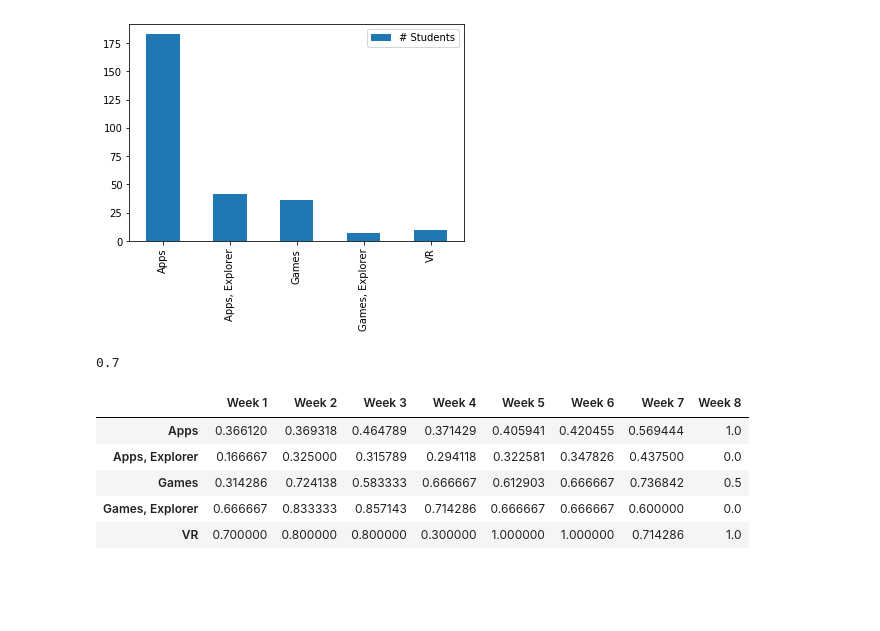
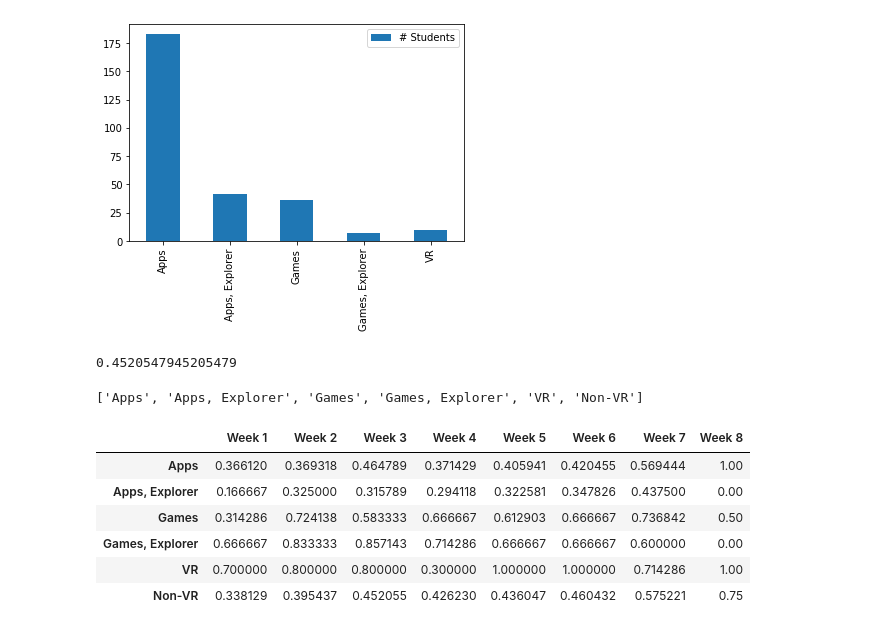
Before and after one commit to UPstartDeveloper/NPS_project, a Jupyter notebook: NPS_data_wrangling.ipynb, the cells around one changed output. Cells and saved outputs as stored; diff of their text form; code cells hidden in the pictures; blank space fills up the shorter version.

Commit message:
Tabulate NPS scores of non-VR students through program.

```diff
--- a/NPS_data_wrangling.ipynb
+++ b/NPS_data_wrangling.ipynb
@@ -94,14 +94,24 @@ students_for_each_track.plot.bar(y='# Students')
 [figure]
 # %%
 # Q4: As a group, what was the NPS score of students in the VR track?
+not_vr = 'Non-VR'
 def calculate_nps(track, week):
     '''Return the NPS score of students within a given track at Make School, for a given week during the program.'''
-    students = df[(df['Track'] == track) & (df['Week'] == week)]
+    if not track == not_vr:
+        students = df[(df['Track'] == track) & (df['Week'] == week)]
+    else:  # if we're taking the NPS for all non VR students (not a track in dataset)
+        students = df[(df['Track'] != 'VR') & (df['Week'] == week)]
+
     # classify people as either promoters, passives, or detractors
     promoters, passives, detractors = 0, 0, 0
     ratings = students['Rating (Num)']
     for rating in ratings:
-        rating = int(rating)
+        # dealing with NaN ratings
+        try:
+            rating = int(rating)
+        except ValueError:
+            break
+        # using rating to create counts of promoters, passives, and detractors
         if rating >= 9:
             promoters +=1
         elif rating >= 7:
@@ -116,9 +126,9 @@ def calculate_nps(track, week):
     return nps
 # %%
 # How does the function above work? Let's test it out, using VR students during Week 1 as our data sample!
-calculate_nps('VR', 'Week 1')
+calculate_nps('Non-VR', 'Week 3')
 # %% [output]
-0.7
+0.4520547945205479
 # %%
 # Cool! So how did the NPS score of VR students change over the course of Make School?
 # How does their trend compare with students from other tracks?
@@ -134,34 +144,41 @@ weeks = [
     'Week 7',
     'Week 8',
 ]
+
+# let's keep track of the groups we're comparing too
+groups = track_names + [not_vr]
+groups
+# %% [output]
+['Apps', 'Apps, Explorer', 'Games', 'Games, Explorer', 'VR', 'Non-VR']
 # %%
-def calculate_nps_all_tracks_one_week(track_names, week):
+def calculate_nps_all_tracks_one_week(tracks, week):
     '''For one week, return the NPS score for all the tracks.'''
     scores = list()
-    for track in track_names:
+    for track in tracks:
         scores.append(calculate_nps(track, week))
     return scores
 # %%
 # great, now let's tabulate the data, and see the NPS scores across all tracks week by week!
 nps_by_track_per_week = pd.DataFrame(data={
-        weeks[0]: calculate_nps_all_tracks_one_week(track_names, weeks[0]), # list of NPS scores for week 1 only
-        weeks[1]: calculate_nps_all_tracks_one_week(track_names, weeks[1]), # done across all tracks
-        weeks[2]: calculate_nps_all_tracks_one_week(track_names, weeks[2]), # track order is as follows:
-        weeks[3]: calculate_nps_all_tracks_one_week(track_names, weeks[3]), # Apps, Apps, Explorer,Games,Games, Explorer,VR
-        weeks[4]: calculate_nps_all_tracks_one_week(track_names, weeks[4]),
-        weeks[5]: calculate_nps_all_tracks_one_week(track_names, weeks[5]),
-        weeks[6]: calculate_nps_all_tracks_one_week(track_names, weeks[6]),
-        weeks[7]: calculate_nps_all_tracks_one_week(track_names, weeks[7]),
-    } , index=track_names
+        weeks[0]: calculate_nps_all_tracks_one_week(groups, weeks[0]), # list of NPS scores for week 1 only
+        weeks[1]: calculate_nps_all_tracks_one_week(groups, weeks[1]), # done across all tracks
+        weeks[2]: calculate_nps_all_tracks_one_week(groups, weeks[2]), # track order is as follows:
+        weeks[3]: calculate_nps_all_tracks_one_week(groups, weeks[3]), # Apps, Apps, Explorer,Games,Games, Explorer,VR
+        weeks[4]: calculate_nps_all_tracks_one_week(groups, weeks[4]),
+        weeks[5]: calculate_nps_all_tracks_one_week(groups, weeks[5]),
+        weeks[6]: calculate_nps_all_tracks_one_week(groups, weeks[6]),
+        weeks[7]: calculate_nps_all_tracks_one_week(groups, weeks[7])
+    }, index=groups
 )
 
 nps_by_track_per_week
 # %% [output]
 |  | Week 1 | Week 2 | Week 3 | Week 4 | Week 5 | Week 6 | Week 7 | Week 8 |
-| Apps | 0.366120 | 0.369318 | 0.464789 | 0.371429 | 0.405941 | 0.420455 | 0.569444 | 1.0 |
-| Apps, Explorer | 0.166667 | 0.325000 | 0.315789 | 0.294118 | 0.322581 | 0.347826 | 0.437500 | 0.0 |
-| Games | 0.314286 | 0.724138 | 0.583333 | 0.666667 | 0.612903 | 0.666667 | 0.736842 | 0.5 |
-| Games, Explorer | 0.666667 | 0.833333 | 0.857143 | 0.714286 | 0.666667 | 0.666667 | 0.600000 | 0.0 |
-| VR | 0.700000 | 0.800000 | 0.800000 | 0.300000 | 1.000000 | 1.000000 | 0.714286 | 1.0 |
+| Apps | 0.366120 | 0.369318 | 0.464789 | 0.371429 | 0.405941 | 0.420455 | 0.569444 | 1.00 |
+| Apps, Explorer | 0.166667 | 0.325000 | 0.315789 | 0.294118 | 0.322581 | 0.347826 | 0.437500 | 0.00 |
+| Games | 0.314286 | 0.724138 | 0.583333 | 0.666667 | 0.612903 | 0.666667 | 0.736842 | 0.50 |
+| Games, Explorer | 0.666667 | 0.833333 | 0.857143 | 0.714286 | 0.666667 | 0.666667 | 0.600000 | 0.00 |
+| VR | 0.700000 | 0.800000 | 0.800000 | 0.300000 | 1.000000 | 1.000000 | 0.714286 | 1.00 |
+| Non-VR | 0.338129 | 0.395437 | 0.452055 | 0.426230 | 0.436047 | 0.460432 | 0.575221 | 0.75 |
 # %%
 # Can we create a line plot of this?
```
Also changed, not shown: parts of 1 cell of this notebook.
